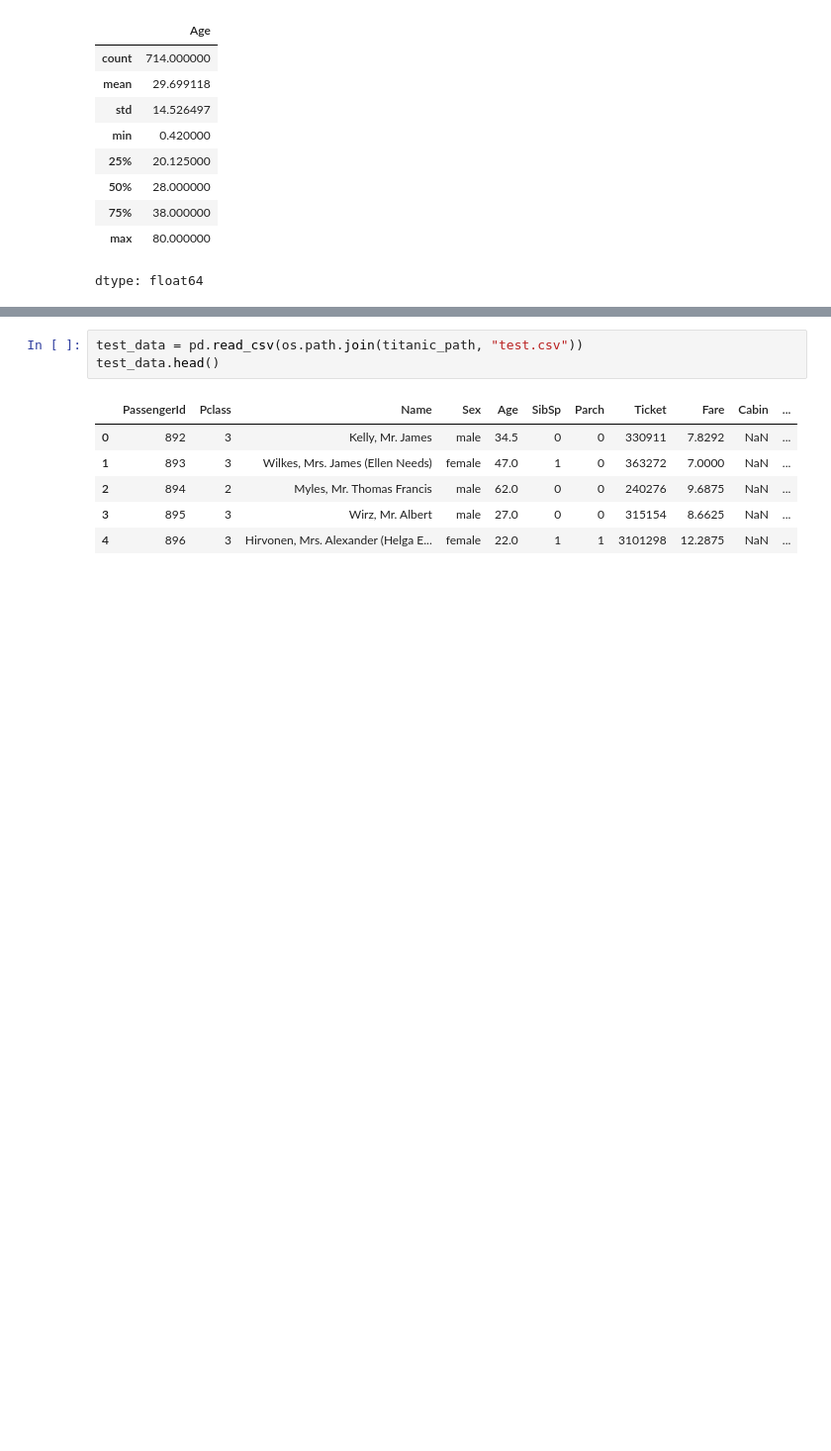
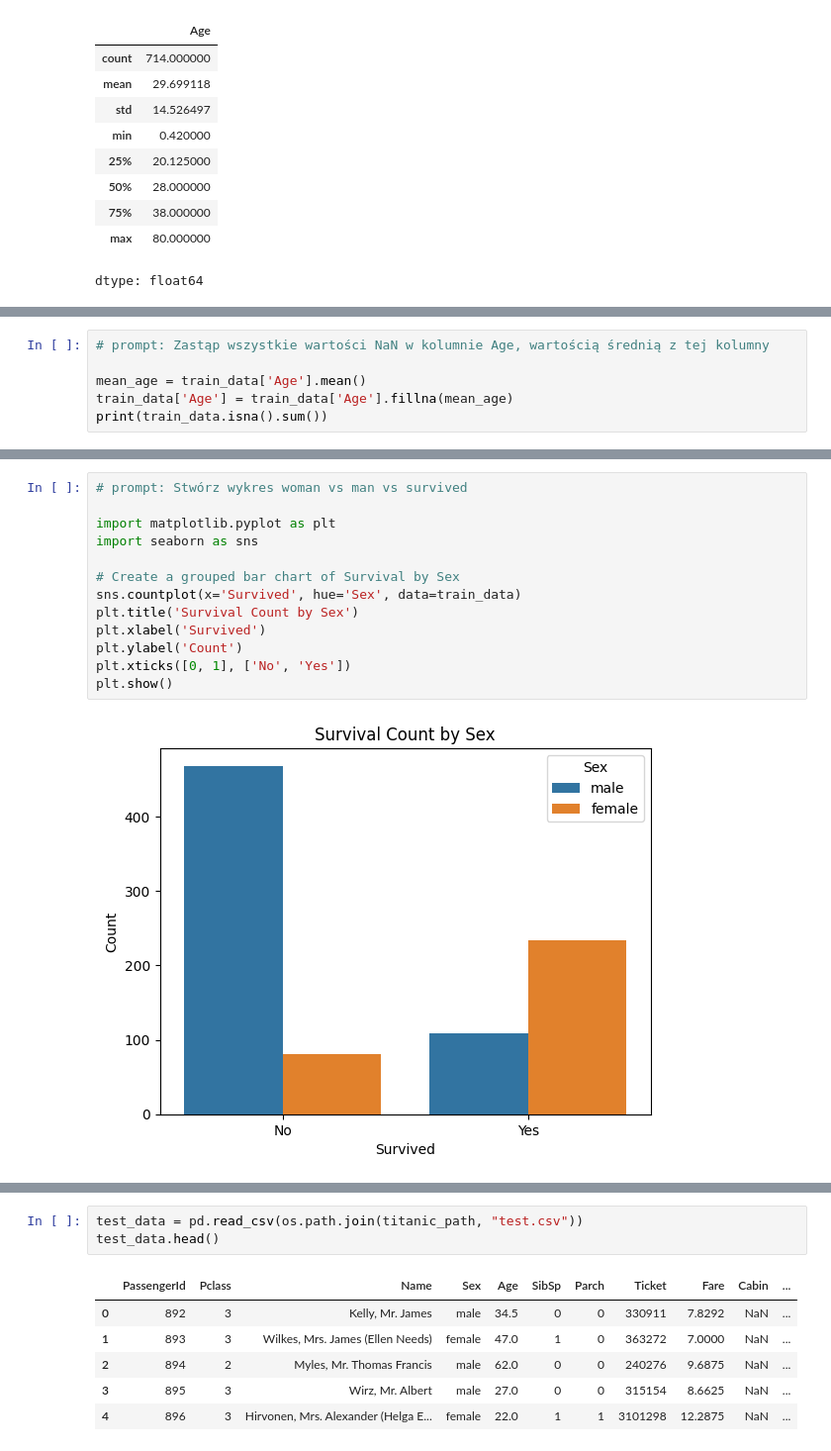
Before and after one commit to MTBXC/MTBXC, a Jupyter notebook: Titanic_LGBM_from_Test.ipynb, the cells around one changed output, grey strips where cells are left out. Shown at 99% size. Drawn from its saved outputs; the diff is of its cells as text; blank space fills up the shorter version.

Commit message:
Data cleaning v2

```diff
--- a/Titanic_LGBM_from_Test.ipynb
+++ b/Titanic_LGBM_from_Test.ipynb
@@ -121,0 +114,6 @@ plt.gca().spines[['top', 'right',]].set_visible(False)
+# %%
+# prompt: Zastąp wszystkie wartości NaN w kolumnie Age, wartością średnią z tej kolumny
+
+mean_age = train_data['Age'].mean()
+train_data['Age'] = train_data['Age'].fillna(mean_age)
+print(train_data.isna().sum())
@@ -121,0 +143,15 @@ plt.gca().spines[['top', 'right',]].set_visible(False)
+# %%
+# prompt: Stwórz wykres woman vs man vs survived
+
+import matplotlib.pyplot as plt
+import seaborn as sns
+
+# Create a grouped bar chart of Survival by Sex
+sns.countplot(x='Survived', hue='Sex', data=train_data)
+plt.title('Survival Count by Sex')
+plt.xlabel('Survived')
+plt.ylabel('Count')
+plt.xticks([0, 1], ['No', 'Yes'])
+plt.show()
+# %% [output]
+[figure, added]
```
Also changed, not shown: parts of 6 cells of this notebook.
